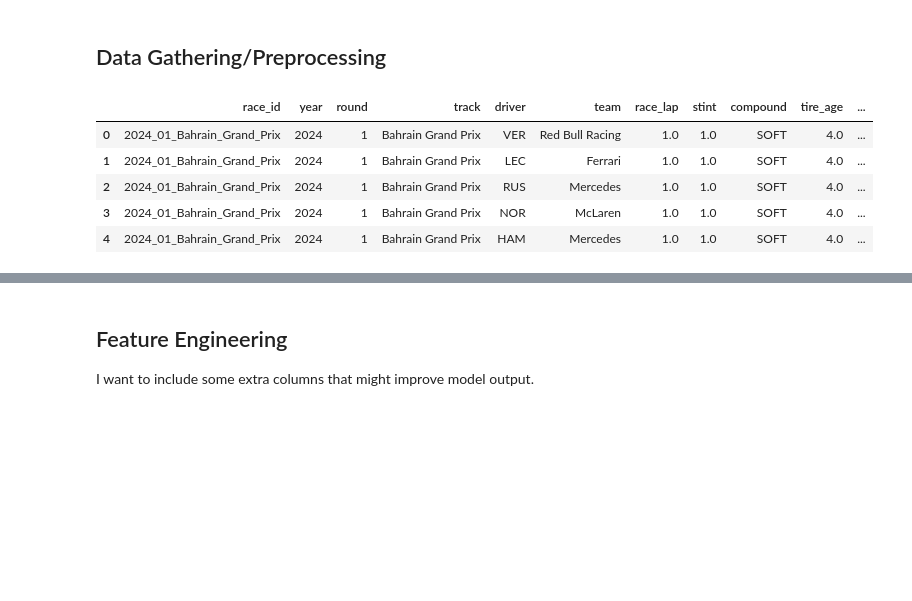
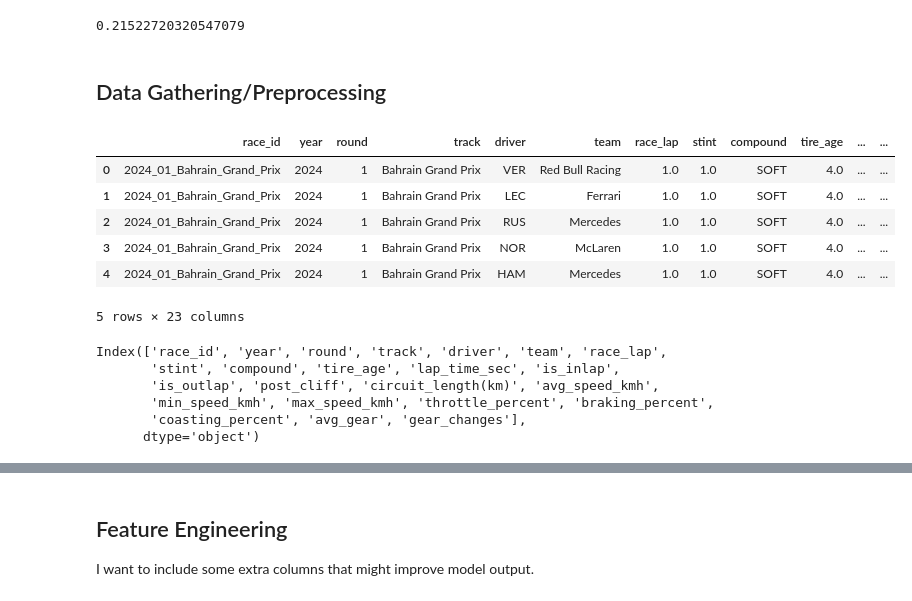
Before and after one commit to briannaghinds/racr, a Jupyter notebook: models/lap_time_predictor.ipynb, the cells around one changed output, grey strips where cells are left out. Saved outputs shown, nothing was run; the diff lists cells and outputs as text; code cells hidden in the pictures; blank space fills up the shorter version.

```diff
--- a/models/lap_time_predictor.ipynb
+++ b/models/lap_time_predictor.ipynb
@@ -6,7 +6,32 @@ from sklearn.model_selection import KFold
 import numpy as np
 import matplotlib.pyplot as plt
 import pandas as pd
+# %%
+df = pd.read_csv("../data/telemetry_profiles.csv")
+df["braking_percent"].median()
+# %% [output]
+0.21522720320547079
 # %% [markdown]
 ## Data Gathering/Preprocessing
+# %%
+lap_time_enriched = pd.read_csv("../data/lap_time_enriched_df.csv")
+lap_time_enriched.head()
+# %% [output]
+|  | race_id | year | round | track | driver | team | race_lap | stint | compound | tire_age | ... | ... |
+| 0 | 2024_01_Bahrain_Grand_Prix | 2024 | 1 | Bahrain Grand Prix | VER | Red Bull Racing | 1.0 | 1.0 | SOFT | 4.0 | ... | ... |
+| 1 | 2024_01_Bahrain_Grand_Prix | 2024 | 1 | Bahrain Grand Prix | LEC | Ferrari | 1.0 | 1.0 | SOFT | 4.0 | ... | ... |
+| 2 | 2024_01_Bahrain_Grand_Prix | 2024 | 1 | Bahrain Grand Prix | RUS | Mercedes | 1.0 | 1.0 | SOFT | 4.0 | ... | ... |
+| 3 | 2024_01_Bahrain_Grand_Prix | 2024 | 1 | Bahrain Grand Prix | NOR | McLaren | 1.0 | 1.0 | SOFT | 4.0 | ... | ... |
+| 4 | 2024_01_Bahrain_Grand_Prix | 2024 | 1 | Bahrain Grand Prix | HAM | Mercedes | 1.0 | 1.0 | SOFT | 4.0 | ... | ... |
+5 rows × 23 columns
+# %%
+lap_time_enriched.columns
+# %% [output]
+Index(['race_id', 'year', 'round', 'track', 'driver', 'team', 'race_lap',
+       'stint', 'compound', 'tire_age', 'lap_time_sec', 'is_inlap',
+       'is_outlap', 'post_cliff', 'circuit_length(km)', 'avg_speed_kmh',
+       'min_speed_kmh', 'max_speed_kmh', 'throttle_percent', 'braking_percent',
+       'coasting_percent', 'avg_gear', 'gear_changes'],
+      dtype='object')
 # %%
 # pull the lap times data and race conditions data
@@ -14,12 +39,3 @@ lap_data = pd.read_csv("../data/lap_time_df.csv")
 weather_data = pd.read_csv("../data/race_conditions_df.csv")
-# %%
-lap_data.head()
-# %% [output]
-|  | race_id | year | round | track | driver | team | race_lap | stint | compound | tire_age | ... |
-| 0 | 2024_01_Bahrain_Grand_Prix | 2024 | 1 | Bahrain Grand Prix | VER | Red Bull Racing | 1.0 | 1.0 | SOFT | 4.0 | ... |
-| 1 | 2024_01_Bahrain_Grand_Prix | 2024 | 1 | Bahrain Grand Prix | LEC | Ferrari | 1.0 | 1.0 | SOFT | 4.0 | ... |
-| 2 | 2024_01_Bahrain_Grand_Prix | 2024 | 1 | Bahrain Grand Prix | RUS | Mercedes | 1.0 | 1.0 | SOFT | 4.0 | ... |
-| 3 | 2024_01_Bahrain_Grand_Prix | 2024 | 1 | Bahrain Grand Prix | NOR | McLaren | 1.0 | 1.0 | SOFT | 4.0 | ... |
-| 4 | 2024_01_Bahrain_Grand_Prix | 2024 | 1 | Bahrain Grand Prix | HAM | Mercedes | 1.0 | 1.0 | SOFT | 4.0 | ... |
 # %%
 # merge the two dataframes
```
Also changed, not shown: parts of 14 cells of this notebook, 15 other files.
